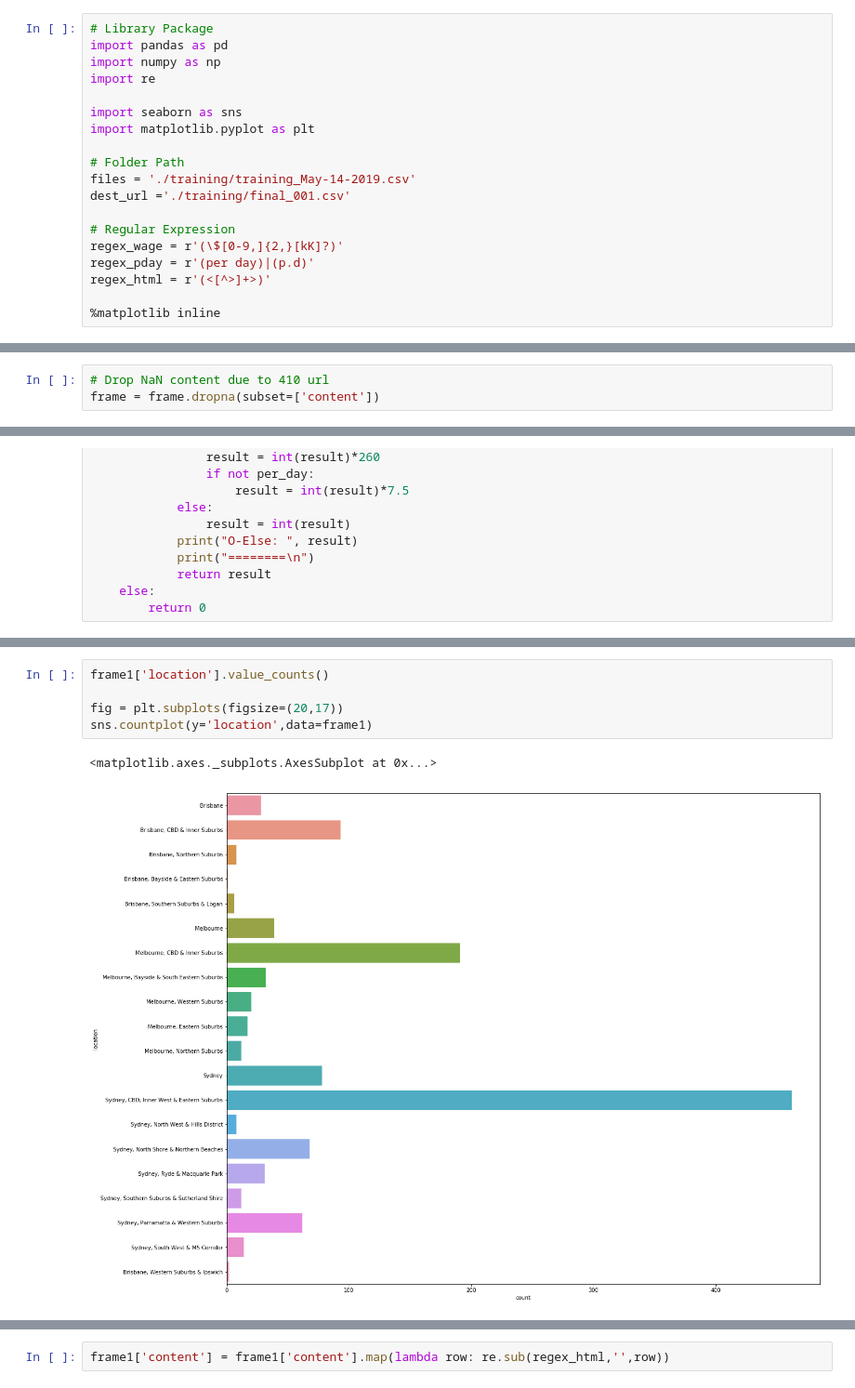
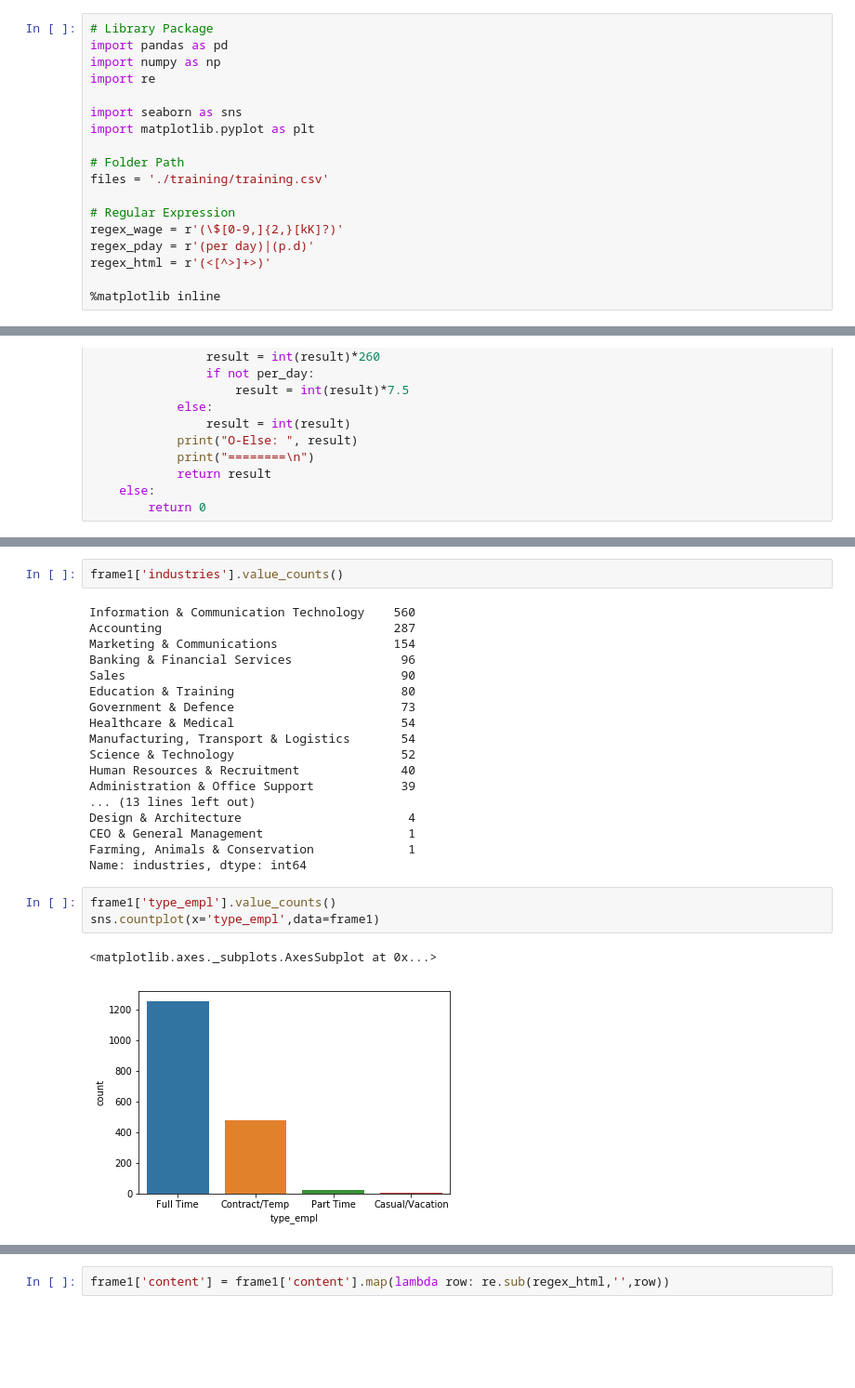
Before and after one commit to sealbamboo/DSme, a Jupyter notebook: Pro4/Step 4 -- Clean wage column.ipynb, the cells around one changed output, grey strips where cells are left out. Shown at 93% size. Cells and saved outputs as stored; diff of their text form; blank space fills up the shorter version.

```diff
--- a/Pro4/Step 4 -- Clean wage column.ipynb
+++ b/Pro4/Step 4 -- Clean wage column.ipynb
@@ -8,8 +8,7 @@ import seaborn as sns
 import matplotlib.pyplot as plt
 
 # Folder Path
-files = './training/training_May-14-2019.csv'
-dest_url ='./training/final_001.csv'
+files = './training/training.csv'
 
 # Regular Expression
 regex_wage = r'(\$[0-9,]{2,}[kK]?)'
@@ -30,3 +28,0 @@ frame.head()
-# %%
-# Drop NaN content due to 410 url
-frame = frame.dropna(subset=['content'])
@@ -239,8 +265,26 @@ Name: wage_title, dtype: int64
+# %%
+frame1['industries'].value_counts()
+# %% [output]
+Information & Communication Technology    560
+Accounting                                287
+Marketing & Communications                154
+Banking & Financial Services               96
+Sales                                      90
+Education & Training                       80
+Government & Defence                       73
+Healthcare & Medical                       54
+Manufacturing, Transport & Logistics       54
+Science & Technology                       52
+Human Resources & Recruitment              40
+Administration & Office Support            39
+... (13 lines left out)
+Design & Architecture                       4
+CEO & General Management                    1
+Farming, Animals & Conservation             1
+Name: industries, dtype: int64
 # %%
-frame1['location'].value_counts()
-
-fig = plt.subplots(figsize=(20,17))
-sns.countplot(y='location',data=frame1)
+frame1['type_empl'].value_counts()
+sns.countplot(x='type_empl',data=frame1)
 # %% [output]
 <matplotlib.axes._subplots.AxesSubplot at 0x...>
-[figure, old version]
+[figure, new version]
```
Also changed, not shown: parts of 26 cells of this notebook, 1 other file.
